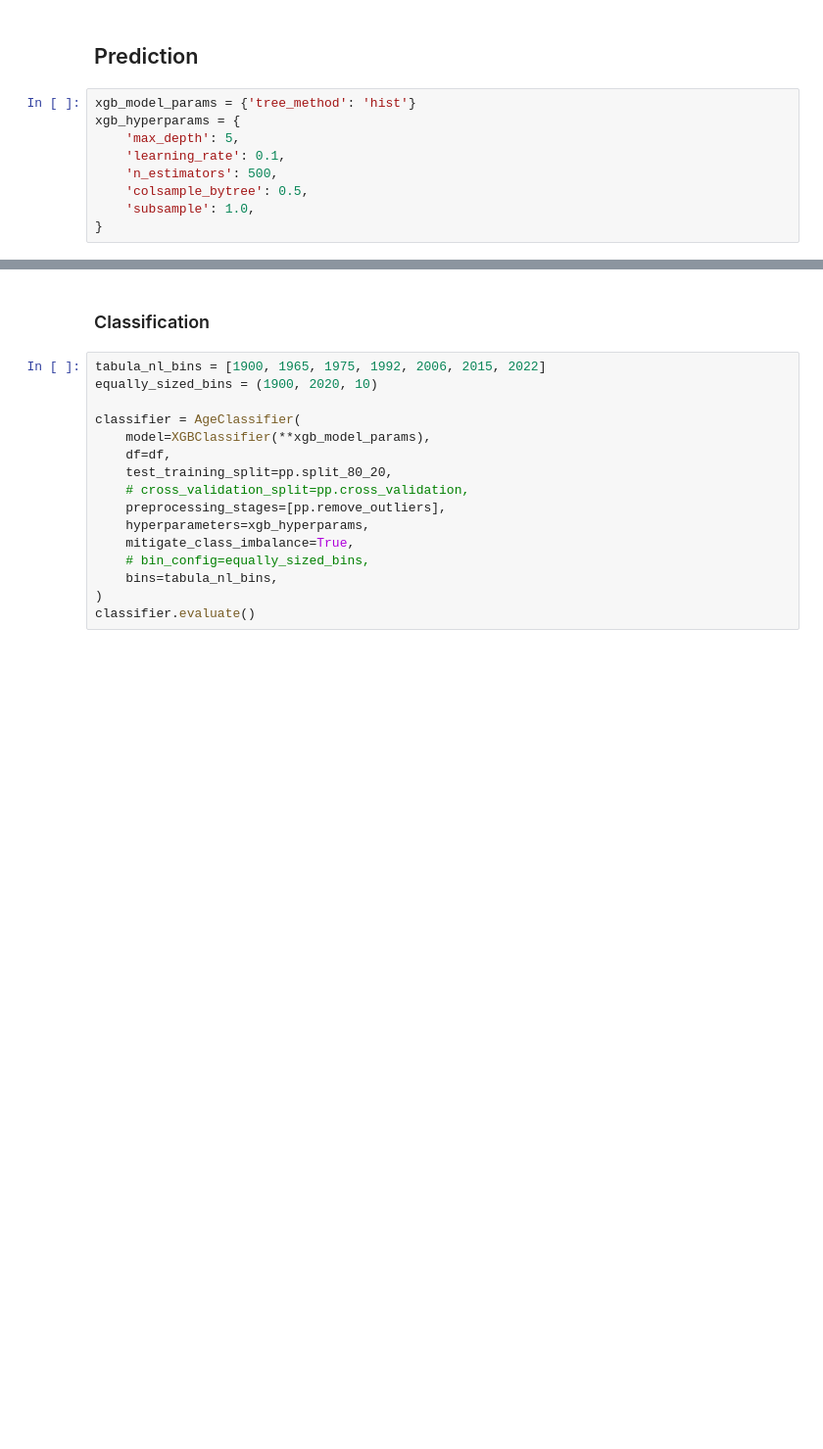
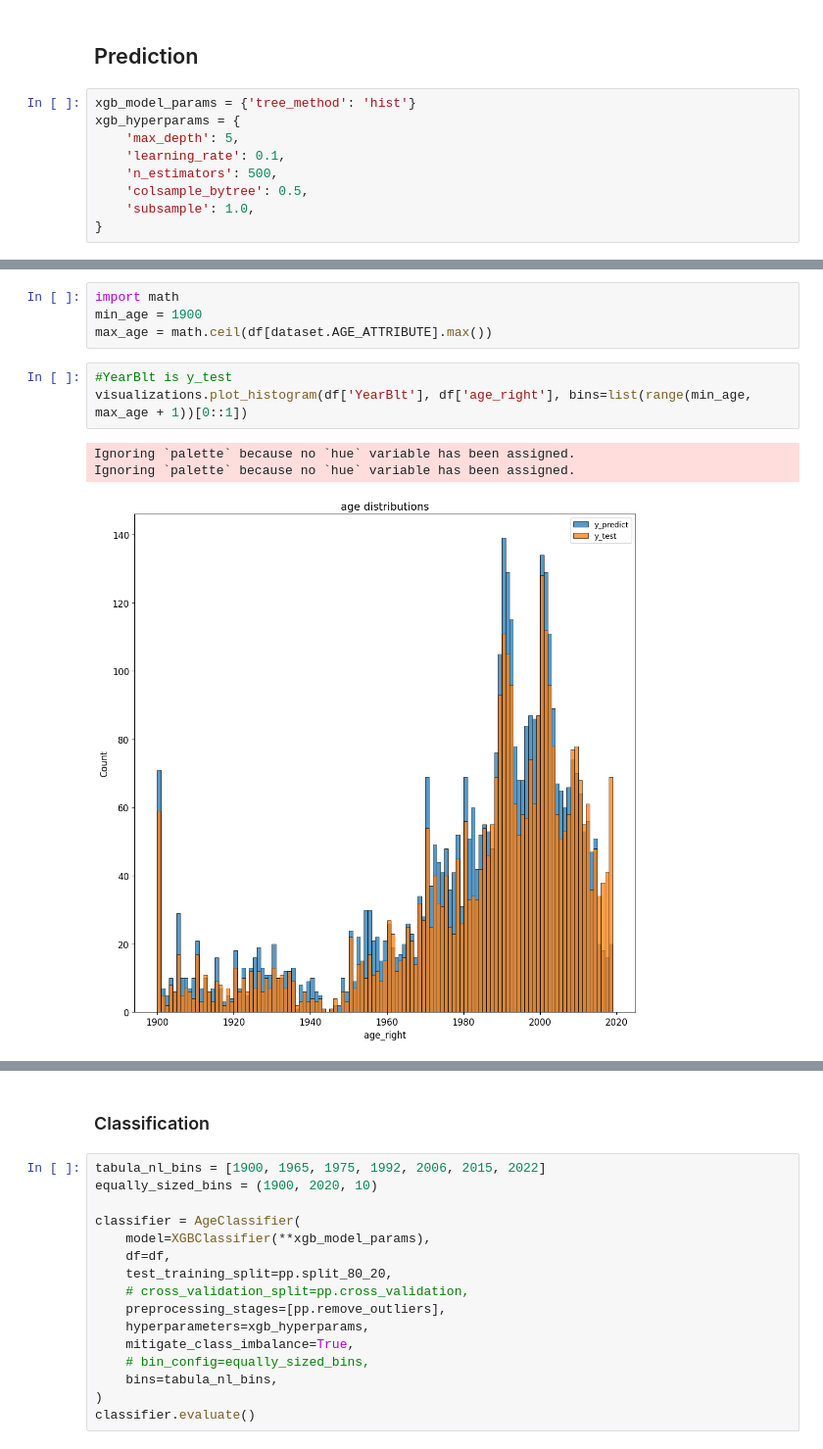
Before and after one commit to kaifoerster/BuildingAgePredictorML, a Jupyter notebook: demo/demo-rca-ufo.ipynb, the cells around one changed output, grey strips where cells are left out. Shown at 98% size. Cells and saved outputs as stored; diff of their text form; blank space fills up the shorter version.

```diff
--- a/demo/demo-rca-ufo.ipynb
+++ b/demo/demo-rca-ufo.ipynb
@@ -159,0 +120,11 @@ Energy need for heating in kWh/(m²a) MAPE: nan
+# %%
+import math
+min_age = 1900
+max_age = math.ceil(df[dataset.AGE_ATTRIBUTE].max())
+# %%
+#YearBlt is y_test
+visualizations.plot_histogram(df['YearBlt'], df['age_right'], bins=list(range(min_age, max_age + 1))[0::1])
+# %% [output]
+Ignoring `palette` because no `hue` variable has been assigned.
+Ignoring `palette` because no `hue` variable has been assigned.
+[figure, added]
```
Also changed, not shown: parts of 14 cells of this notebook, 5 other files.
